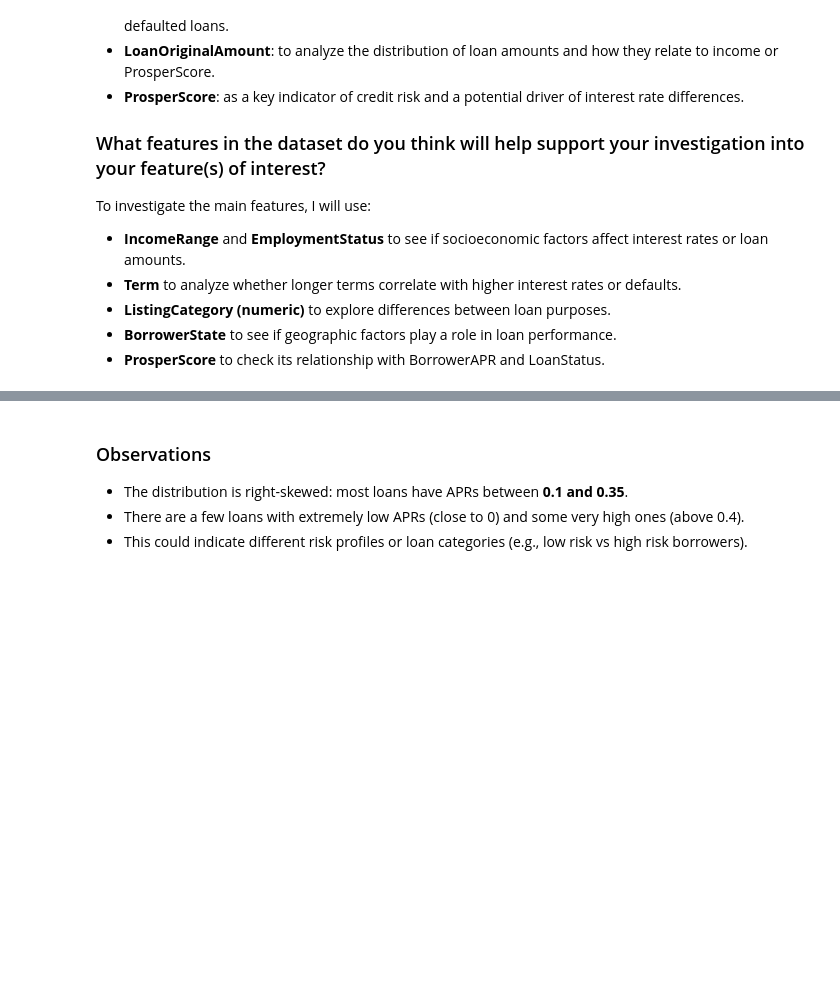
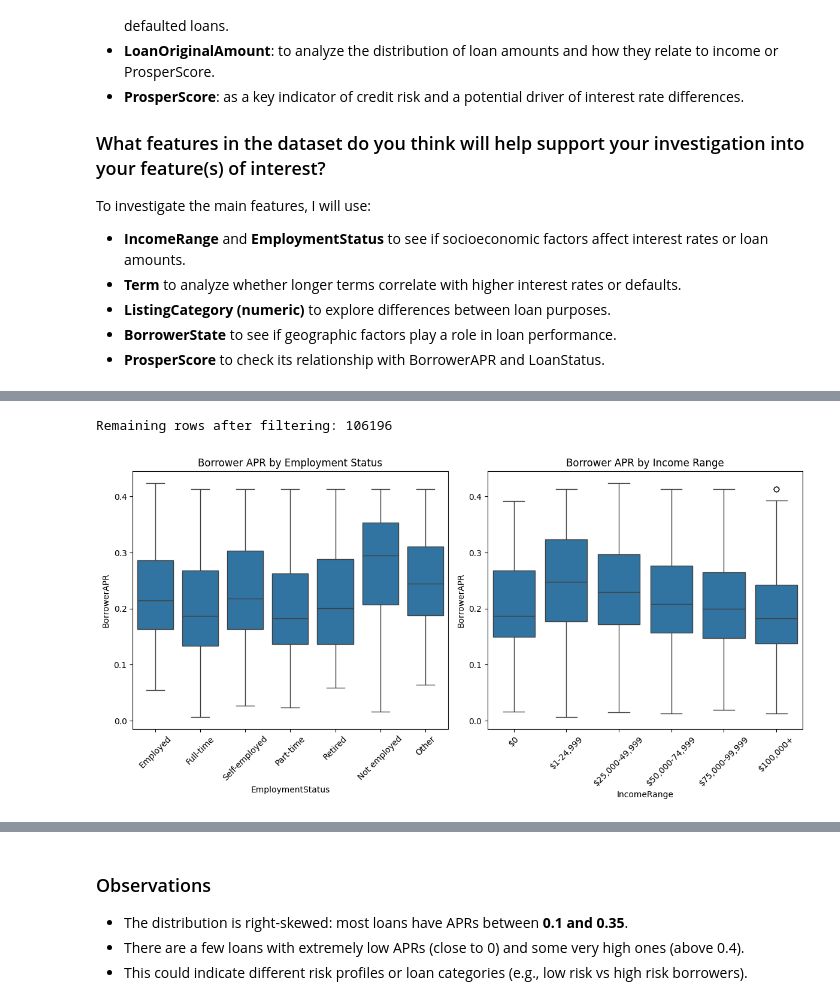
Before and after one commit to scarpl/Proper-Loan-Data-Analysis, a Jupyter notebook: Part_I_exploration_template.ipynb, the cells around one changed output, grey strips where cells are left out. Saved outputs shown, nothing was run; the diff lists cells and outputs as text; code cells hidden in the pictures; blank space fills up the shorter version.

```diff
--- a/Part_I_exploration_template.ipynb
+++ b/Part_I_exploration_template.ipynb
@@ -79,0 +113,30 @@ To investigate the main features, I will use:
+# %%
+# Remove rows where IncomeRange is "Not displayed"
+loans_clean = loans[loans['IncomeRange'] != 'Not displayed'].copy()
+print(f"Remaining rows after filtering: {len(loans_clean)}")
+# %% [output]
+Remaining rows after filtering: 106196
+# %%
+income_order = [
+    '$0', '$1-24,999', '$25,000-49,999', '$50,000-74,999',
+    '$75,000-99,999', '$100,000+'
+]
+employment_order = [
+    'Employed', 'Full-time', 'Self-employed', 'Part-time',
+    'Retired', 'Not employed', 'Other'
+]
+
+fig, ax = plt.subplots(1, 2, figsize=(12, 6))
+
+sns.boxplot(data=loans_clean, x='EmploymentStatus', y='BorrowerAPR', ax=ax[0], order=employment_order)
+ax[0].set_title("Borrower APR by Employment Status")
+ax[0].set_xticklabels(ax[0].get_xticklabels(), rotation=45)
+
+sns.boxplot(data=loans_clean, x='IncomeRange', y='BorrowerAPR', ax=ax[1], order=income_order)
+ax[1].set_title("Borrower APR by Income Range")
+ax[1].set_xticklabels(ax[1].get_xticklabels(), rotation=45)
+
+plt.tight_layout()
+plt.show()
+# %% [output]
+[figure, added]
```
Also changed, not shown: parts of 23 cells of this notebook, 5 other files.
